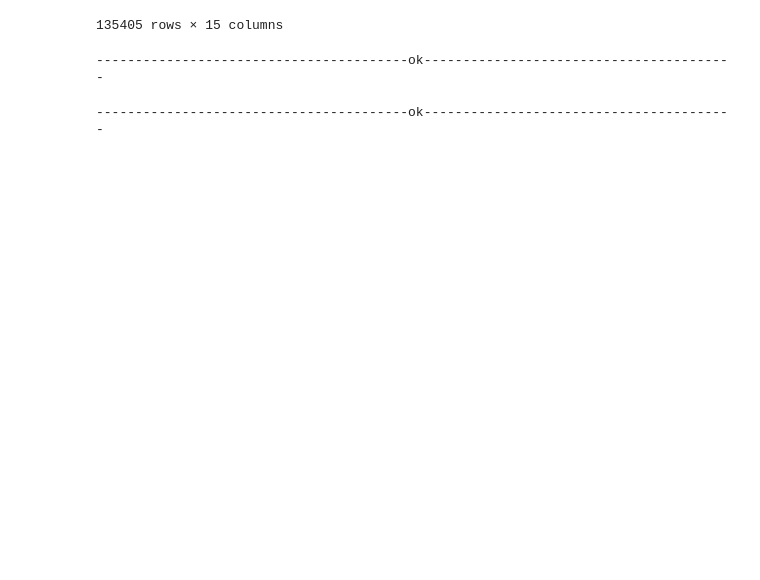
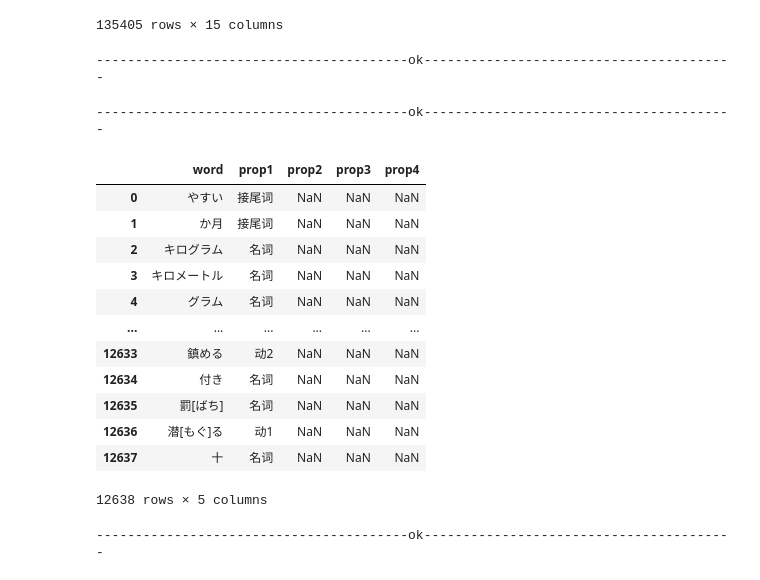
Before and after one commit to hopensic/python-notebooks, a Jupyter notebook: 05.base/incre_pron.ipynb, the cells around one changed output. Cells and saved outputs as stored; diff of their text form; code cells hidden in the pictures; blank space fills up the shorter version.

```diff
--- a/05.base/incre_pron.ipynb
+++ b/05.base/incre_pron.ipynb
@@ -62,4 +68,31 @@ p("Import common module")
 # %%
+# 词性字典表
+df_pos_dict = pd.read_csv(
+    r_pos_dict_csv,
+    encoding="utf-8-sig",
+    on_bad_lines="skip",
+    engine="python",
+    # keep_default_na=False,
+    # index_col=["word", "reading"]
+)
+
+#第二次增加5000以内的词义
+df_incr_meaning_merged_v2 = pd.read_csv(
+    w_incr_meaning_merged_v2_3084,
+    encoding="utf-8-sig",
+    on_bad_lines="skip",
+    engine="python"
+)
+
+
+# 读取12000条JLPT词汇
+df_jlpt_12000=pd.read_csv(
+    w_jlpt_12000_csv,
+    encoding="utf-8-sig",
+    on_bad_lines="skip",
+    engine="python"
+)
+
 # 读取最新的13万基础词条
 df_merged_raw_word_agg = pd.read_csv(
     "D:/Dropbox/06.wanjuan/99.tmp/df_increased_3000_final_v2.csv",
@@ -303,3 +341,40 @@ to_csv_sig(
 )
 # %% [output]
 ----------------------------------------ok----------------------------------------
+# %%
+#需要参考JLPT-12000 生成发音和词义
+df_jlpt_12000=df_jlpt_12000[["word","prop1","prop2","prop3","prop4"]]
+df_jlpt_12000
+# %% [output]
+|  | word | prop1 | prop2 | prop3 | prop4 |
+| 0 | やすい | 接尾词 | NaN | NaN | NaN |
+| 1 | か月 | 接尾词 | NaN | NaN | NaN |
+| 2 | キログラム | 名词 | NaN | NaN | NaN |
+| 3 | キロメートル | 名词 | NaN | NaN | NaN |
+| 4 | グラム | 名词 | NaN | NaN | NaN |
+| ... | ... | ... | ... | ... | ... |
+| 12633 | 鎮める | 动2 | NaN | NaN | NaN |
+| 12634 | 付き | 名词 | NaN | NaN | NaN |
+| 12635 | 罰[ばち] | 名词 | NaN | NaN | NaN |
+| 12636 | 潜[もぐ]る | 动1 | NaN | NaN | NaN |
+| 12637 | 十 | 名词 | NaN | NaN | NaN |
+12638 rows × 5 columns
+# %%
+#清洗JLPT-12000词汇
+df_jlpt_12000_cleaned = df_jlpt_12000.copy()
+# 删除前后空格
+df_jlpt_12000_cleaned['word'] = df_jlpt_12000_cleaned['word'].astype(str).str.strip()
+# 删除方括号[]及其内容
+# 使用正则表达式匹配方括号及其内容
+df_jlpt_12000_cleaned['word'] = df_jlpt_12000_cleaned['word'].str.replace(r'\[.*?\]', '', regex=True)
+df_jlpt_12000_cleaned['word'] = df_jlpt_12000_cleaned['word'].str.replace(r'\(.*?\)', '', regex=True)
+# 再次删除可能产生的多余空格
+df_jlpt_12000_cleaned['word'] = df_jlpt_12000_cleaned['word'].str.strip()
+
+l("ok")
+to_csv_sig(
+    df_jlpt_12000_cleaned,
+    "D:/Dropbox/06.wanjuan/99.tmp/df_jlpt_12000_cleaned.csv",
+)
+# %% [output]
+----------------------------------------ok----------------------------------------
```
Also changed, not shown: parts of 8 cells of this notebook, 4 other files.
